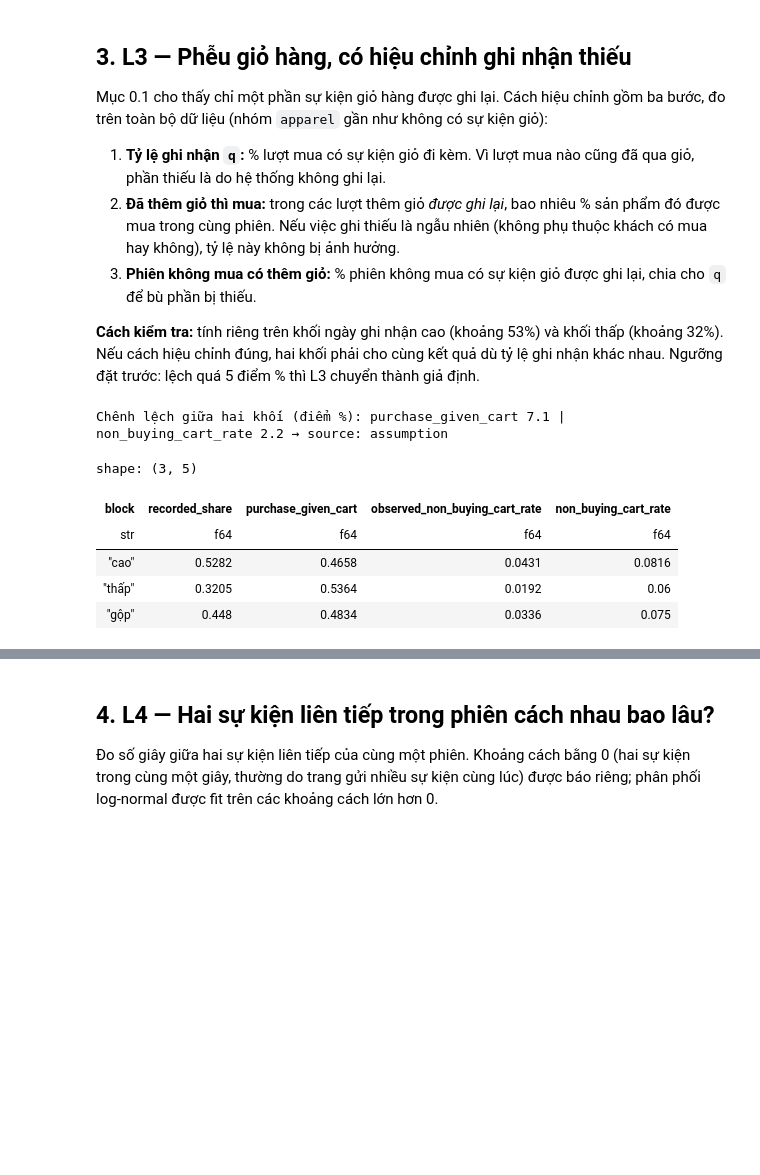
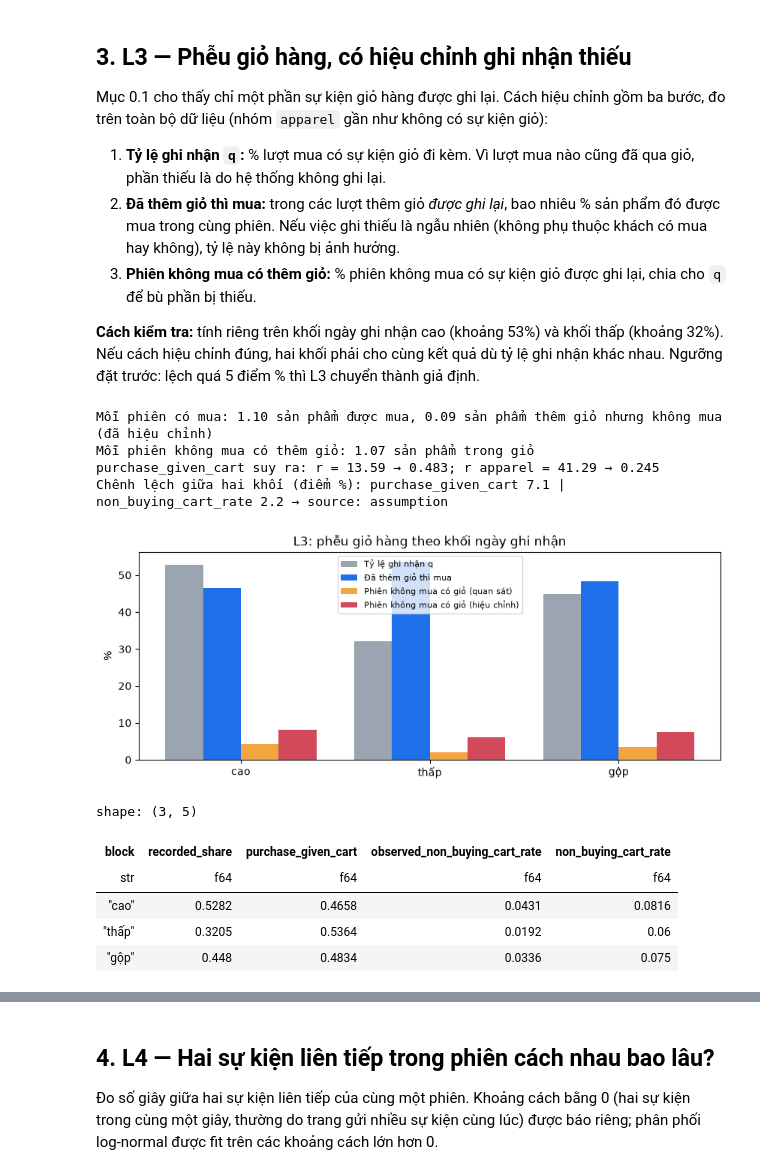
Before and after one commit to DanhTrannn/dk-ecommerce-data-platform, a Jupyter notebook: generator/notebooks/browsing_behavior_eda.ipynb, the cells around one changed output, grey strips where cells are left out. Cells and saved outputs as stored; diff of their text form; code cells hidden in the pictures; blank space fills up the shorter version.

```diff
--- a/generator/notebooks/browsing_behavior_eda.ipynb
+++ b/generator/notebooks/browsing_behavior_eda.ipynb
@@ -327,33 +375,73 @@ pairs = (
 )
 
 
 def funnel_row(pair_frame, session_frame, label):
     recorded = pair_frame.filter(pl.col("has_purchase"))["has_cart"].mean()
     purchase_given_cart = pair_frame.filter(pl.col("has_cart"))["has_purchase"].mean()
     observed_cart_rate = (session_frame.filter(~pl.col("buying"))["carts"] > 0).mean()
     return {"block": label, "recorded_share": recorded, "purchase_given_cart": purchase_given_cart,
             "observed_non_buying_cart_rate": observed_cart_rate,
             "non_buying_cart_rate": min(1.0, observed_cart_rate / recorded)}
 
 
 rows = [funnel_row(pairs.filter(pl.col("block") == b), session_block.filter(pl.col("block") == b), b) for b in ("cao", "thấp")]
 rows.append(funnel_row(pairs, session_block, "gộp"))
+
+# Biểu diễn phễu theo từng loại phiên (đã hiệu chỉnh cho tỷ lệ ghi nhận q của dữ liệu gộp),
+# để ghép được với r bất kỳ thay vì một purchase_given_cart chỉ đúng với r của dữ liệu này.
+q_all = pairs.filter(pl.col("has_purchase"))["has_cart"].mean()
+buying_sessions_n = sessions["buying"].sum()
+bought_items_per_buying_session = pairs.filter(pl.col("has_purchase")).height / buying_sessions_n
+abandoned_items_per_buying_session = round(float(
+    pairs.join(sessions.filter(pl.col("buying")).select("session"), on="session")
+    .filter(pl.col("has_cart") & ~pl.col("has_purchase")).height / q_all / buying_sessions_n), 4)
+cart_items_per_non_buying_cart_session = round(float(
+    pairs.join(sessions.filter(~pl.col("buying") & (pl.col("carts") > 0)).select("session"), on="session")
+    .group_by("session").len()["len"].mean()), 4)
+pooled_cart_rate = None
+
+
+def implied_purchase_given_cart(r):
+    cart_rate = funnel_table.filter(pl.col("block") == "gộp")["non_buying_cart_rate"].item()
+    carted_non_buying = r * cart_rate * cart_items_per_non_buying_cart_session
+    return bought_items_per_buying_session / (bought_items_per_buying_session + abandoned_items_per_buying_session + carted_non_buying)
+
 funnel_table = pl.DataFrame(rows)
+print(f"Mỗi phiên có mua: {bought_items_per_buying_session:.2f} sản phẩm được mua, "
+      f"{abandoned_items_per_buying_session:.2f} sản phẩm thêm giỏ nhưng không mua (đã hiệu chỉnh)")
+print(f"Mỗi phiên không mua có thêm giỏ: {cart_items_per_non_buying_cart_session:.2f} sản phẩm trong giỏ")
+print(f"purchase_given_cart suy ra: r = {non_buying_per_buying:.2f} → {implied_purchase_given_cart(non_buying_per_buying):.3f}; "
+      f"r apparel = {non_buying_per_buying_apparel:.2f} → {implied_purchase_given_cart(non_buying_per_buying_apparel):.3f}")
 funnel_by_block = funnel_table.select("block", "recorded_share", "purchase_given_cart", "non_buying_cart_rate")
 block_gap_pp = (
     funnel_by_block.filter(pl.col("block") != "gộp").select(pl.exclude("block", "recorded_share")).to_numpy()
 )
 block_gap_pp = np.abs(block_gap_pp[0] - block_gap_pp[1]) * 100
 funnel_source = "assumption" if (block_gap_pp > 5).any() else "transfer"
 funnel_reason = (
     None if funnel_source == "transfer"
     else f"hai khối ngày lệch {block_gap_pp.max():.1f} điểm % (> 5): hiệu chỉnh không ổn định"
 )
 print("Chênh lệch giữa hai khối (điểm %): purchase_given_cart", round(block_gap_pp[0], 1),
       "| non_buying_cart_rate", round(block_gap_pp[1], 1), "→ source:", funnel_source)
+fig, ax = plt.subplots()
+x = np.arange(3)
+for offset, (label, column, color) in zip((-0.3, -0.1, 0.1, 0.3), (
+        ("Tỷ lệ ghi nhận q", "recorded_share", "#9aa5b1"),
+        ("Đã thêm giỏ thì mua", "purchase_given_cart", "#1f6feb"),
+        ("Phiên không mua có giỏ (quan sát)", "observed_non_buying_cart_rate", "#f2a541"),
+        ("Phiên không mua có giỏ (hiệu chỉnh)", "non_buying_cart_rate", "#d1495b"))):
+    ax.bar(x + offset, funnel_table[column] * 100, 0.2, color=color, label=label)
+ax.set(xticks=x, xticklabels=funnel_table["block"].to_list(), ylabel="%", title="L3: phễu giỏ hàng theo khối ngày ghi nhận")
+ax.legend(fontsize=8)
+plt.show()
 funnel_table.with_columns(pl.exclude("block").round(4))
 # %% [output]
+Mỗi phiên có mua: 1.10 sản phẩm được mua, 0.09 sản phẩm thêm giỏ nhưng không mua (đã hiệu chỉnh)
+Mỗi phiên không mua có thêm giỏ: 1.07 sản phẩm trong giỏ
+purchase_given_cart suy ra: r = 13.59 → 0.483; r apparel = 41.29 → 0.245
 Chênh lệch giữa hai khối (điểm %): purchase_given_cart 7.1 | non_buying_cart_rate 2.2 → source: assumption
+[figure, added]
 shape: (3, 5)
 | block | recorded_share | purchase_given_cart | observed_non_buying_cart_rate | non_buying_cart_rate |
 | str | f64 | f64 | f64 | f64 |
```
Also changed, not shown: parts of 14 cells of this notebook, 1 other file.
